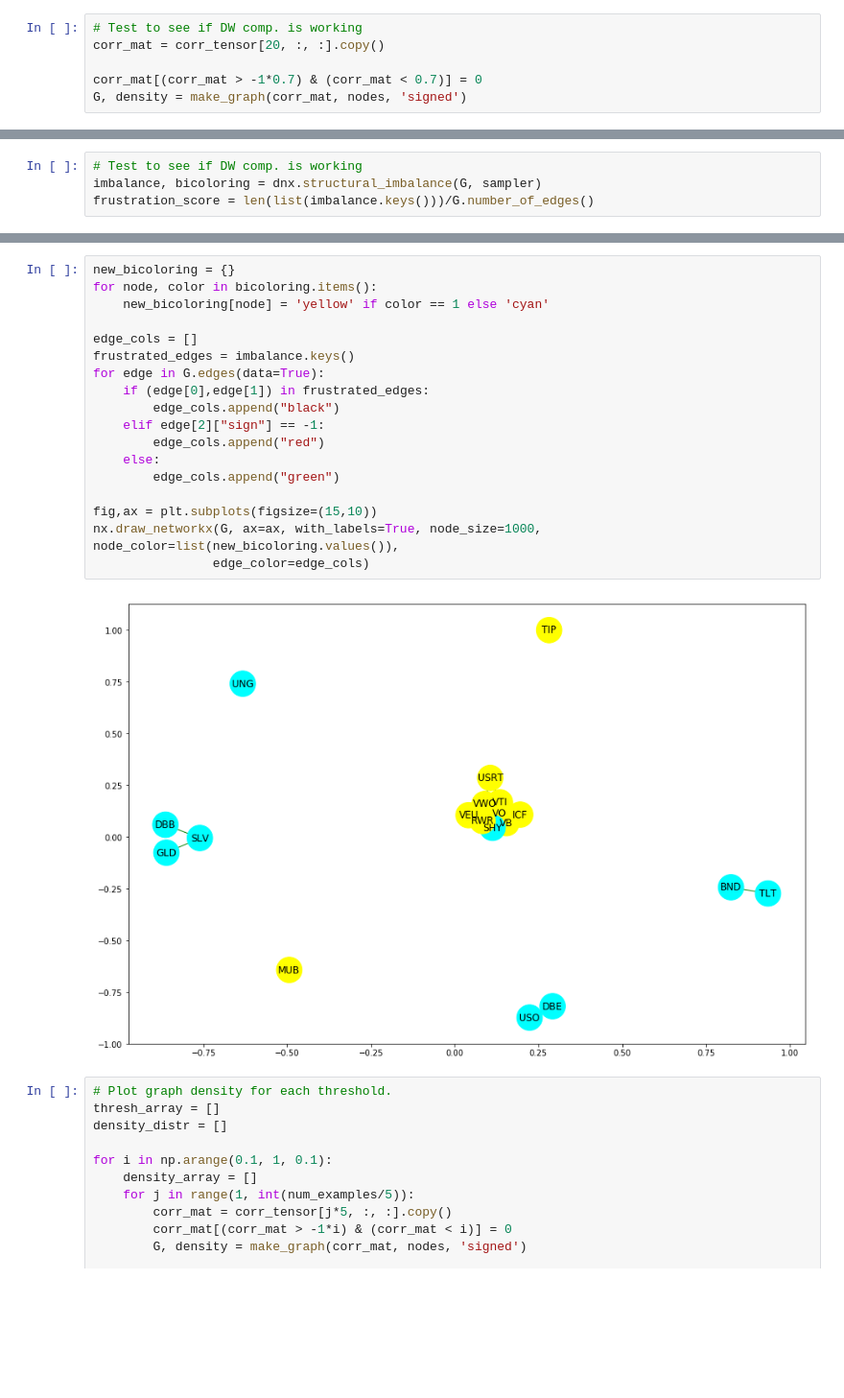
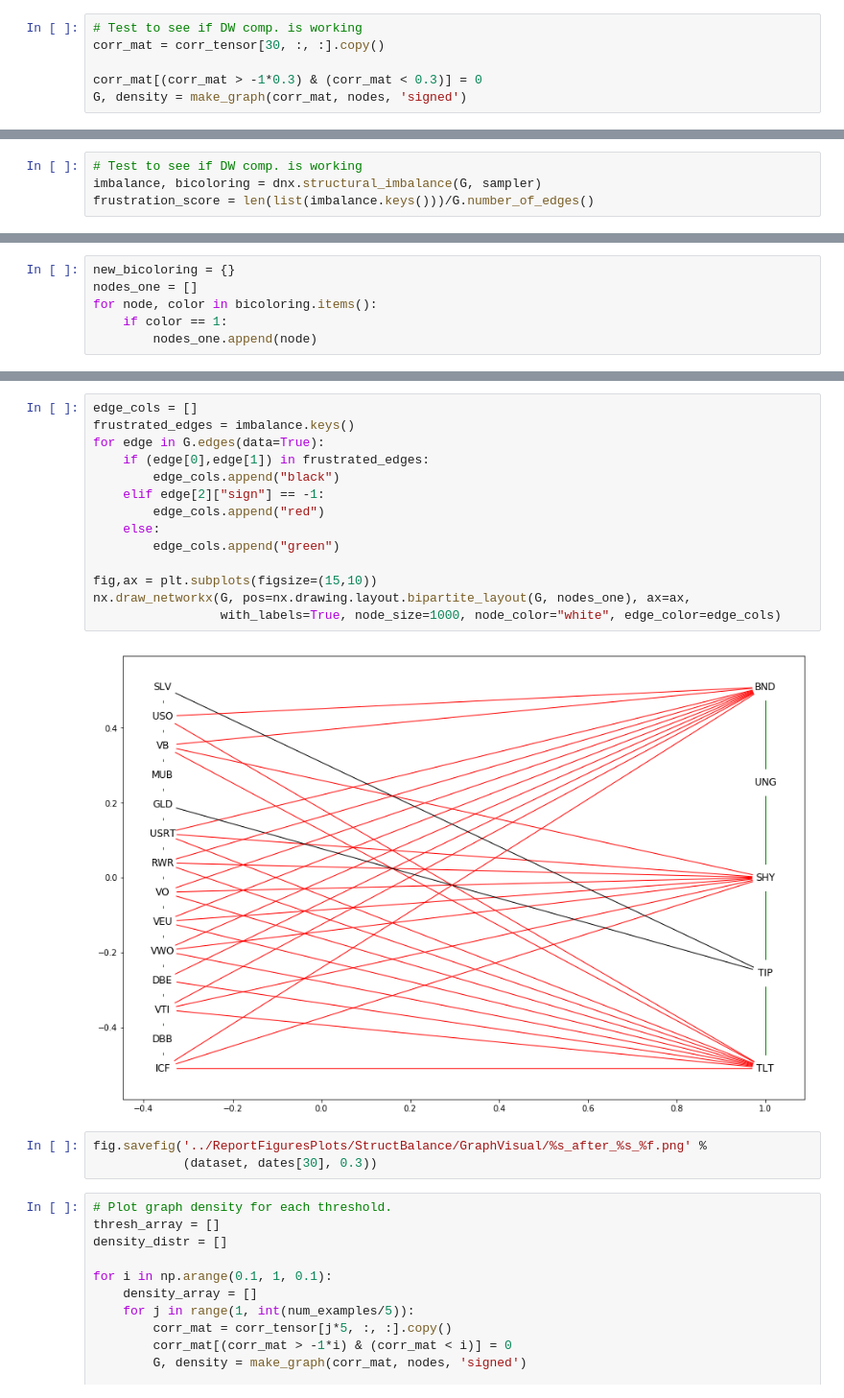
Before and after one commit to angadkalra/QuantumComputingProject, a Jupyter notebook: StructBalance/DataExperiments.ipynb, the cells around one changed output, grey strips where cells are left out. Shown at 96% size. Cells and saved outputs as stored; diff of their text form; blank space fills up the shorter version.

```diff
--- a/StructBalance/DataExperiments.ipynb
+++ b/StructBalance/DataExperiments.ipynb
@@ -75,9 +75,9 @@ def make_graph(corr_mat, node_labels, graph_type):
     return G, density
 # %%
 # Test to see if DW comp. is working
-corr_mat = corr_tensor[20, :, :].copy()
+corr_mat = corr_tensor[30, :, :].copy()
 
-corr_mat[(corr_mat > -1*0.7) & (corr_mat < 0.7)] = 0
+corr_mat[(corr_mat > -1*0.3) & (corr_mat < 0.3)] = 0
 G, density = make_graph(corr_mat, nodes, 'signed')
 # %%
 density
@@ -131,3 +133,9 @@ bicoloring
  'VO': 1,
  'VTI': 1,
  'VWO': 1}
+# %%
+new_bicoloring = {}
+nodes_one = []
+for node, color in bicoloring.items():
+    if color == 1:
+        nodes_one.append(node)
@@ -134,23 +159,22 @@ bicoloring
 # %%
-new_bicoloring = {}
-for node, color in bicoloring.items():
-    new_bicoloring[node] = 'yellow' if color == 1 else 'cyan'
-
 edge_cols = []
 frustrated_edges = imbalance.keys()
 for edge in G.edges(data=True):
     if (edge[0],edge[1]) in frustrated_edges:
         edge_cols.append("black")
     elif edge[2]["sign"] == -1:
         edge_cols.append("red")
     else:
         edge_cols.append("green")
 
 fig,ax = plt.subplots(figsize=(15,10))
-nx.draw_networkx(G, ax=ax, with_labels=True, node_size=1000, node_color=list(new_bicoloring.values()),
-                edge_color=edge_cols)
+nx.draw_networkx(G, pos=nx.drawing.layout.bipartite_layout(G, nodes_one), ax=ax,
+                 with_labels=True, node_size=1000, node_color="white", edge_color=edge_cols)
 # %% [output]
-[figure, old version]
+[figure, new version]
+# %%
+fig.savefig('../ReportFiguresPlots/StructBalance/GraphVisual/%s_after_%s_%f.png' %
+            (dataset, dates[30], 0.3))
 # %%
 # Plot graph density for each threshold.
 thresh_array = []
```
Also changed, not shown: parts of 8 cells of this notebook, 4 other files.
